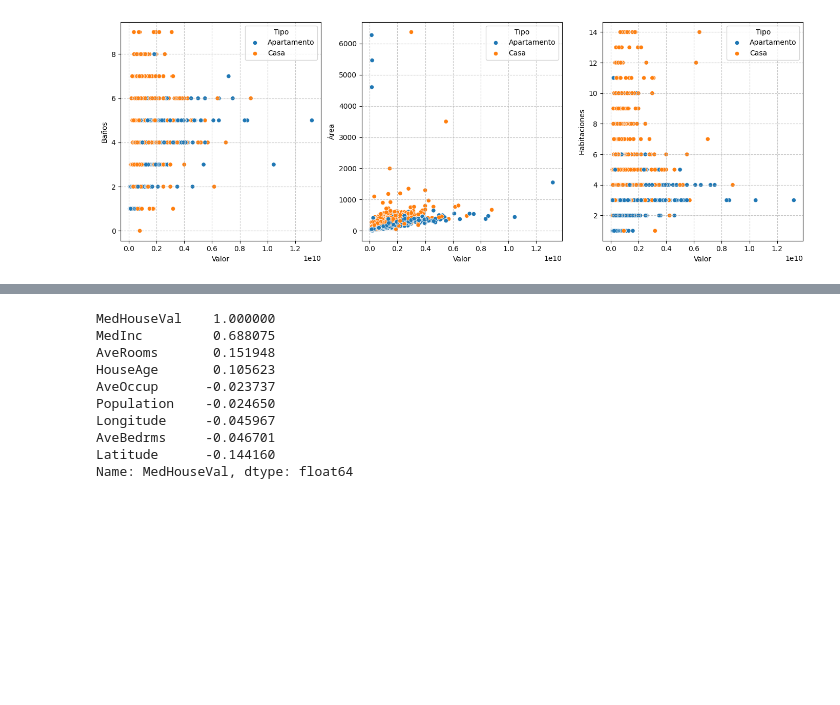
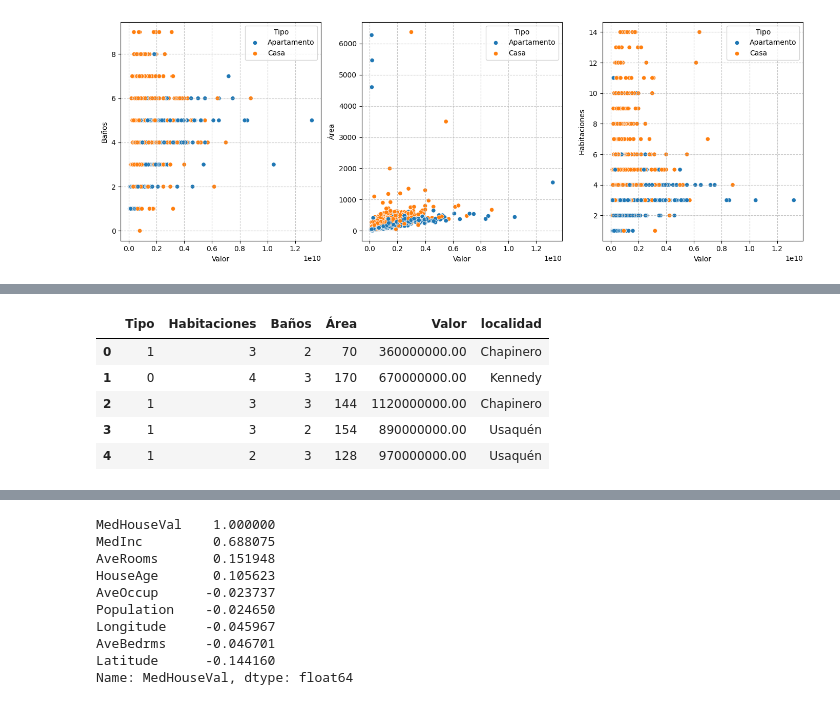
Before and after one commit to julihdez36/Metodos_estadisticos, a Jupyter notebook: Regresion lineal.ipynb, the cells around one changed output, grey strips where cells are left out. Drawn from its saved outputs; the diff is of its cells as text; code cells hidden in the pictures; blank space fills up the shorter version.

```diff
--- a/Regresion lineal.ipynb
+++ b/Regresion lineal.ipynb
@@ -398,0 +485,13 @@ memory usage: 658.8+ KB
+# %%
+# Dummizar variables Tipo
+
+# df['Tipo'] = df['Tipo'].map({'Apartamento': 1, 'Casa': 0})
+df.drop(['Descripcion','Barrio','UPZ'],axis=1,inplace=True)
+df.head()
+# %% [output]
+|  | Tipo | Habitaciones | Baños | Área | Valor | localidad |
+| 0 | 1 | 3 | 2 | 70 | 360000000.00 | Chapinero |
+| 1 | 0 | 4 | 3 | 170 | 670000000.00 | Kennedy |
+| 2 | 1 | 3 | 3 | 144 | 1120000000.00 | Chapinero |
+| 3 | 1 | 3 | 2 | 154 | 890000000.00 | Usaquén |
+| 4 | 1 | 2 | 3 | 128 | 970000000.00 | Usaquén |
```
Also changed, not shown: parts of 9 cells of this notebook.
